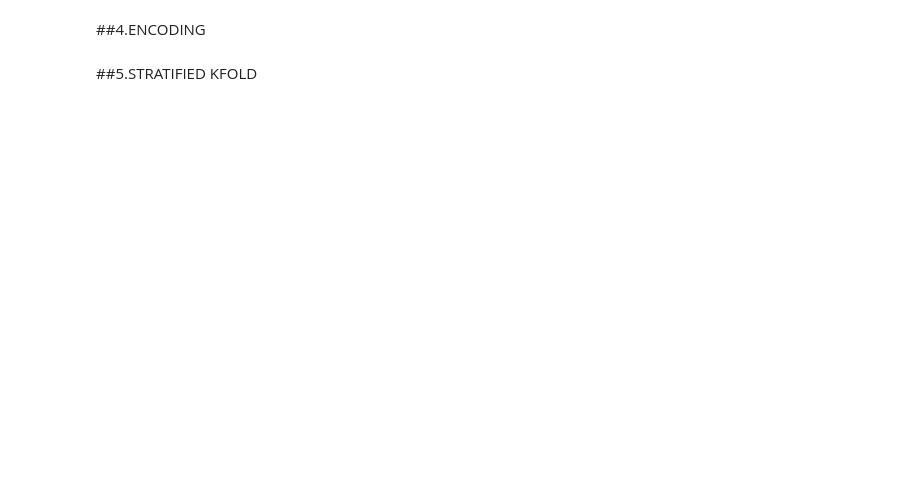
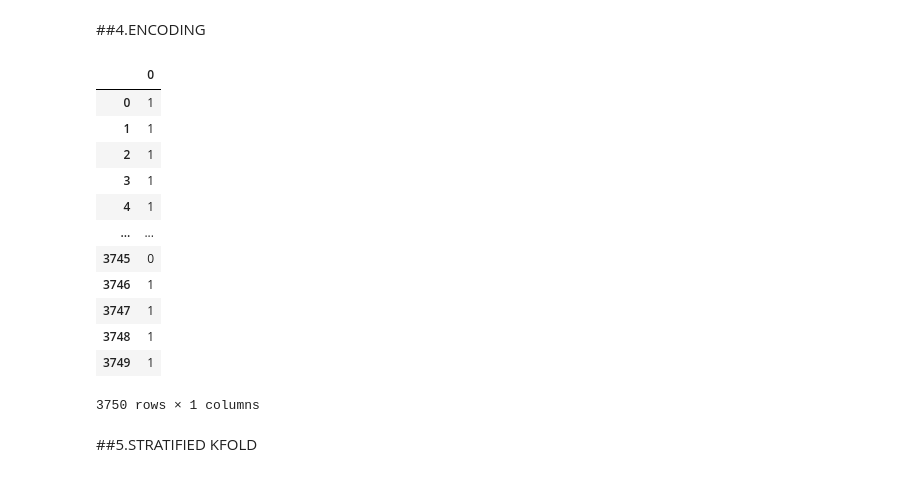
Before and after one commit to MLBartkowiakChojnacki/ML_PROJECT_2022, a Jupyter notebook: notebooks/ML_PROJECT_2022.ipynb, the cells around one changed output. Drawn from its saved outputs; the diff is of its cells as text; code cells hidden in the pictures; blank space fills up the shorter version.

```diff
--- a/notebooks/ML_PROJECT_2022.ipynb
+++ b/notebooks/ML_PROJECT_2022.ipynb
@@ -211,4 +211,23 @@ scores
 # %% [markdown]
 ##4.ENCODING
+# %%
+# Loading dataset for the first time and saving dataframe as a pickle
+from sklearn.preprocessing import binarize
+y = pd.DataFrame(binarize(y))
+y
+# %% [output]
+|  | 0 |
+| 0 | 1 |
+| 1 | 1 |
+| 2 | 1 |
+| 3 | 1 |
+| 4 | 1 |
+| ... | ... |
+| 3745 | 0 |
+| 3746 | 1 |
+| 3747 | 1 |
+| 3748 | 1 |
+| 3749 | 1 |
+3750 rows × 1 columns
 # %% [markdown]
 ##5.STRATIFIED KFOLD
```
Also changed, not shown: parts of 12 cells of this notebook.
